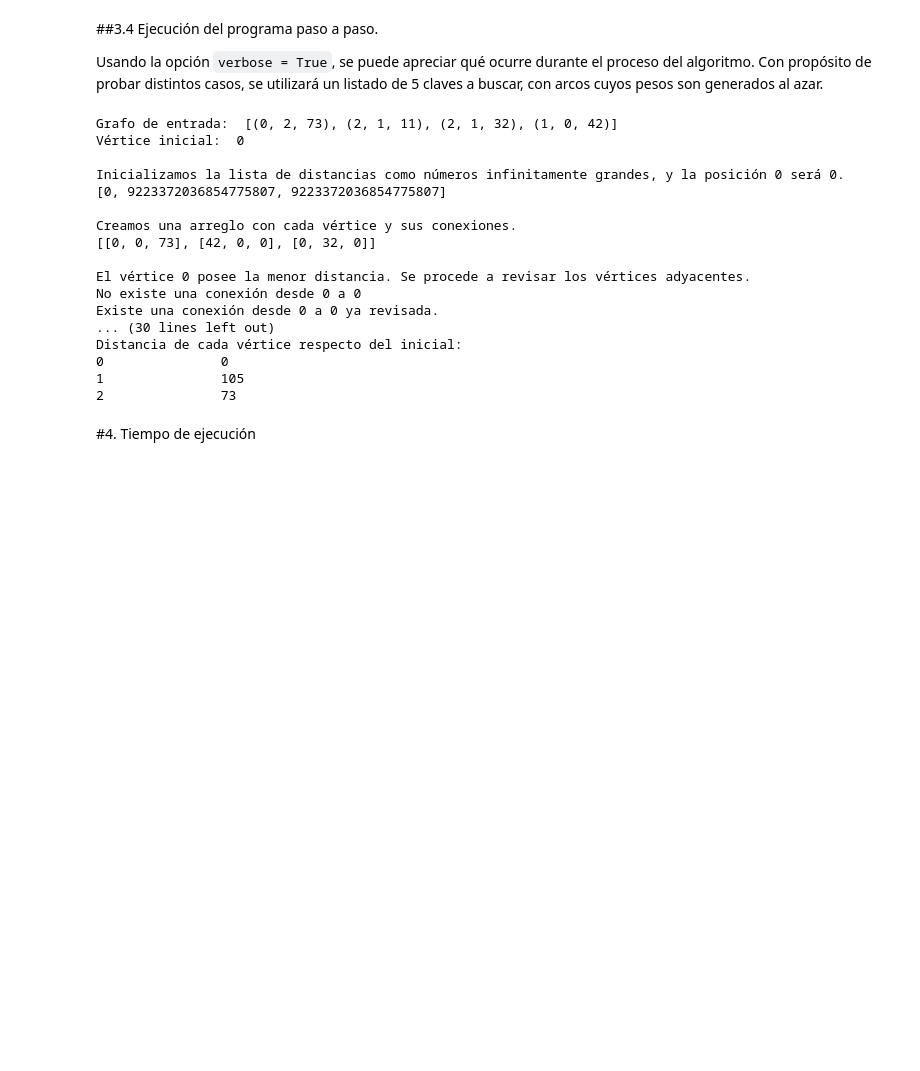
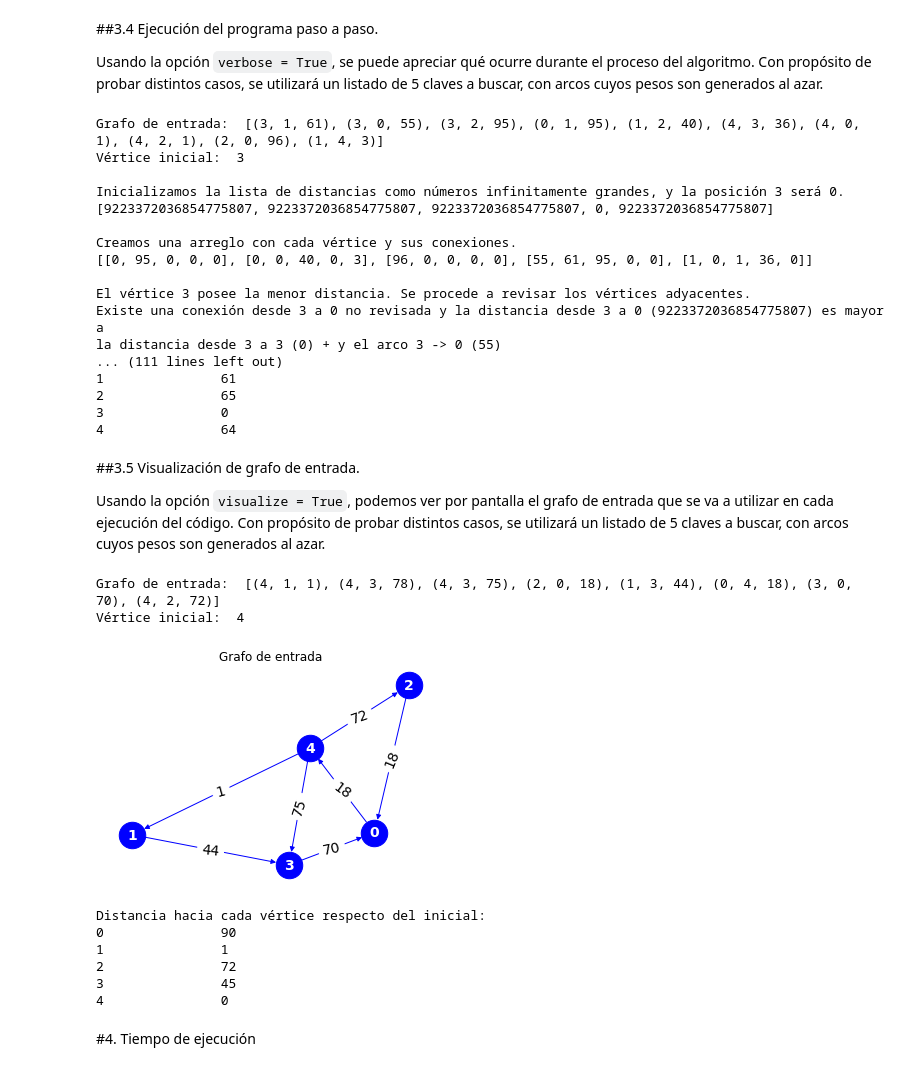
Before and after one commit to VicenteMercado/ADA-Informes, a Jupyter notebook: Informe10_BellmanFord.ipynb, the cells around one changed output. Saved outputs shown, nothing was run; the diff lists cells and outputs as text; code cells hidden in the pictures; blank space fills up the shorter version.

```diff
--- a/Informe10_BellmanFord.ipynb
+++ b/Informe10_BellmanFord.ipynb
@@ -653,12 +653,15 @@ def dijkstraAlgorithm(graph, V, E, src, verbose):
            dis[y] = dis[x] + listaV[x][y]
            if(verbose):
              print(f"El nuevo valor de la distancia del vértice fuente hacia {y} es {dis[y]}")
+             print(dis)
              print("")
         else:
           if(verbose and listaV[x][y] == 0): print(f"No existe una conexión desde {x} a {y}")
           if(verbose and sptSet[y] == True): print(f"Existe una conexión desde {x} a {y} ya revisada.")
           if(verbose and dis[y] < dis[x] + listaV[x][y]): print(f"la distancia desde {src} a {y} ({dis[y]}) es menor ó igual a la distancia desde {src} a {x} ({dis[x]}) + y el arco {x} -> {y} ({listaV[x][y]})")
-          if(verbose): print("")
+          if(verbose):
+            print("NO SE PRODUCE CAMBIO!")
+            print("")
 
     return dis #Retornamos las distancias óptimas halladas.
 
@@ -684,7 +687,7 @@ print("")
 
 dist = dijkstraAlgorithm(grafo, V, E, vInicio, verbose)
 
-print("Distancia de cada vértice respecto del inicial:")
+print("Distancia hacia cada vértice respecto del inicial:")
 for i in range(V):
     print("%d\t\t%d" % (i, dist[i]))
 # %% [output]
@@ -845,7 +848,7 @@ Usando la opción `verbose = True`, se puede apreciar qué ocurre durante el pro
 # %%
 verbose = True
 
-V = 3 # Vértices del grafo.
+V = 5 # Vértices del grafo.
 grafo, vInicio = instance_generator(V)
 E = len(grafo) #Arcos del grafo.
 
@@ -864,23 +867,65 @@ if(len(dist) != 0):
   for i in range(V):
       print("%d\t\t%d" % (i, dist[i]))
 # %% [output]
-Grafo de entrada:  [(0, 2, 73), (2, 1, 11), (2, 1, 32), (1, 0, 42)]
-Vértice inicial:  0
+Grafo de entrada:  [(3, 1, 61), (3, 0, 55), (3, 2, 95), (0, 1, 95), (1, 2, 40), (4, 3, 36), (4, 0, 1), (4, 2, 1), (2, 0, 96), (1, 4, 3)]
+Vértice inicial:  3
 
-Inicializamos la lista de distancias como números infinitamente grandes, y la posición 0 será 0.
-[0, 9223372036854775807, 9223372036854775807]
+Inicializamos la lista de distancias como números infinitamente grandes, y la posición 3 será 0.
+[9223372036854775807, 9223372036854775807, 9223372036854775807, 0, 9223372036854775807]
 
 Creamos una arreglo con cada vértice y sus conexiones.
-[[0, 0, 73], [42, 0, 0], [0, 32, 0]]
+[[0, 95, 0, 0, 0], [0, 0, 40, 0, 3], [96, 0, 0, 0, 0], [55, 61, 95, 0, 0], [1, 0, 1, 36, 0]]
 
-El vértice 0 posee la menor distancia. Se procede a revisar los vértices adyacentes.
-No existe una conexión desde 0 a 0
-Existe una conexión desde 0 a 0 ya revisada.
-... (30 lines left out)
-Distancia de cada vértice respecto del inicial:
-0               0
-1               105
-2               73
+El vértice 3 posee la menor distancia. Se procede a revisar los vértices adyacentes.
+Existe una conexión desde 3 a 0 no revisada y la distancia desde 3 a 0 (9223372036854775807) es mayor a
+la distancia desde 3 a 3 (0) + y el arco 3 -> 0 (55)
+... (111 lines left out)
+1               61
+2               65
+3               0
+4               64
+# %% [markdown]
+##3.5 Visualización de grafo de entrada.
+
+Usando la opción `visualize = True`, podemos ver por pantalla el grafo de entrada que se va a utilizar en cada ejecución del código. Con propósito de probar distintos casos, se utilizará un listado de 5 claves a buscar, con arcos cuyos pesos son generados al azar.
+# %%
+visualize = True
+verbose = False
+
+V = 5 # Vértices del grafo.
+grafo, vInicio = instance_generator(V)
+E = len(grafo) #Arcos del grafo.
+
+# Cada arco posee tres valores (i, j, w), donde
+# el vértice i se conecta hacia y con el vértice j, y w es el peso
+# del arco.
+
+print("Grafo de entrada: ", grafo)
+print("Vértice inicial: ", vInicio)
+print("")
+
+if(visualize):
+  grafoDi = graph_to_nxdigraph(grafo, V)
+  showGraph(grafoDi)
+  plt.title("Grafo de entrada")
+  plt.show()
+
+dist= dijkstraAlgorithm(grafo, V, E, vInicio, verbose)
+
+if(len(dist) != 0):
+  print("Distancia hacia cada vértice respecto del inicial:")
+  for i in range(V):
+      print("%d\t\t%d" % (i, dist[i]))
+# %% [output]
+Grafo de entrada:  [(4, 1, 1), (4, 3, 78), (4, 3, 75), (2, 0, 18), (1, 3, 44), (0, 4, 18), (3, 0, 70), (4, 2, 72)]
+Vértice inicial:  4
+[figure, added]
+Distancia hacia cada vértice respecto del inicial:
+0               90
+1               1
+2               72
+3               45
+4               0
 # %% [markdown]
 #4. Tiempo de ejecución
 # %% [markdown]
```
Also changed, not shown: parts of 7 cells of this notebook.
